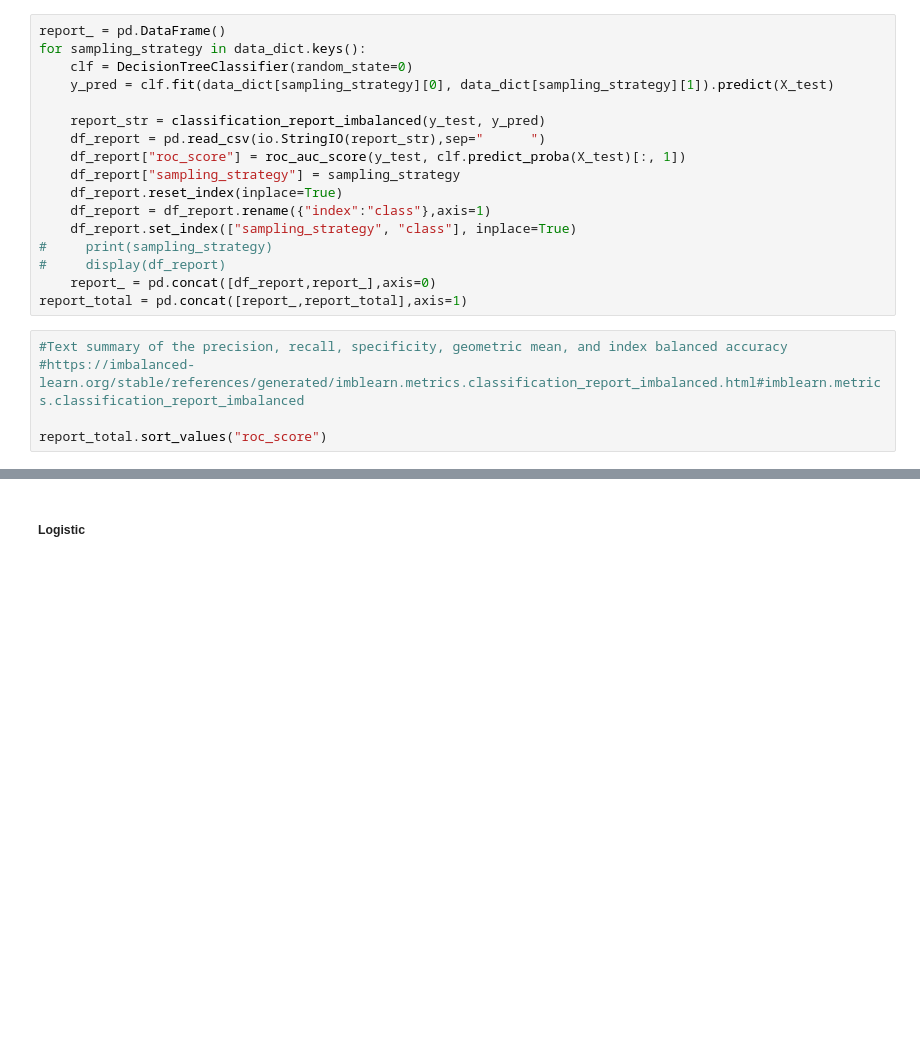
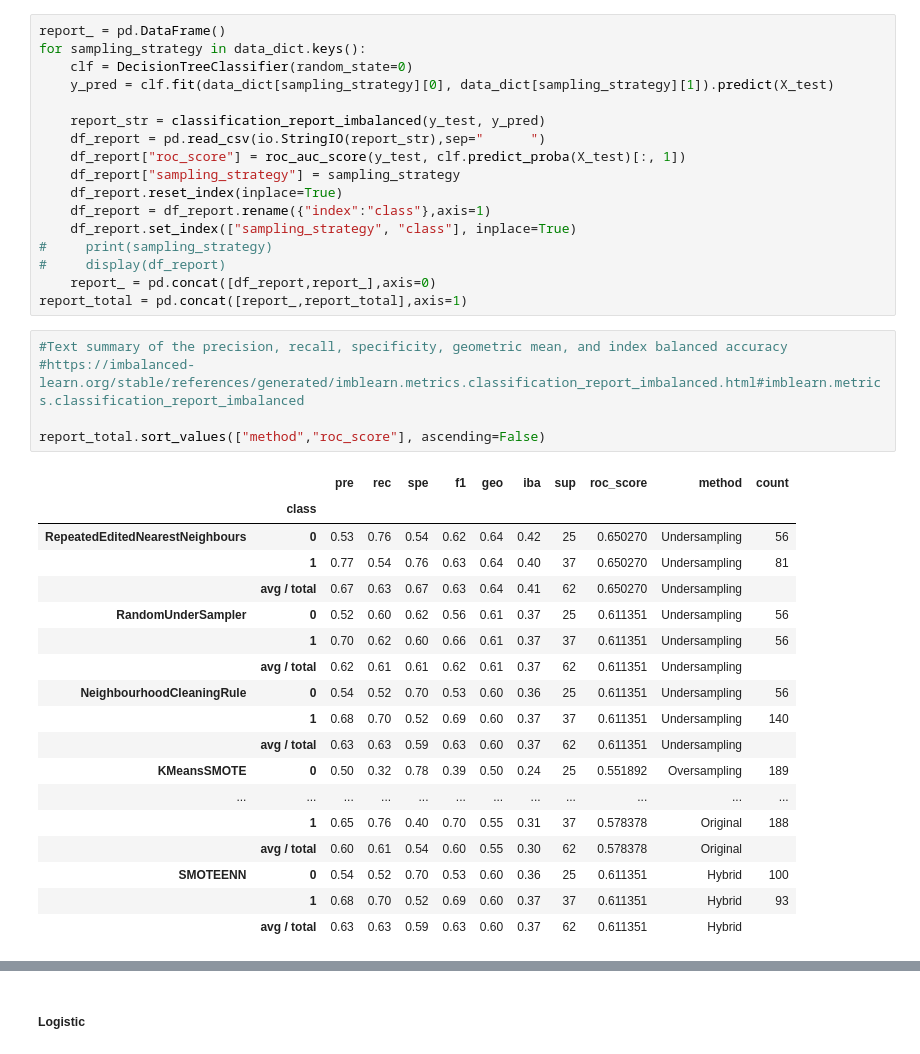
Before and after one commit to hu-yating/ResearchMethodology, a Jupyter notebook: imbalance.ipynb, the cells around one changed output, grey strips where cells are left out. Saved outputs shown, nothing was run; the diff lists cells and outputs as text; blank space fills up the shorter version.

```diff
--- a/imbalance.ipynb
+++ b/imbalance.ipynb
@@ -181,5 +251,24 @@ report_total = pd.concat([report_,report_total],axis=1)
 # %%
 #Text summary of the precision, recall, specificity, geometric mean, and index balanced accuracy
 #https://imbalanced-learn.org/stable/references/generated/imblearn.metrics.classification_report_imbalanced.html#imblearn.metrics.classification_report_imbalanced
 
-report_total.sort_values("roc_score")
+report_total.sort_values(["method","roc_score"], ascending=False)
+# %% [output]
+|  |  | pre | rec | spe | f1 | geo | iba | sup | roc_score | method | count |
+|  | class |  |  |  |  |  |  |  |  |  |  |
+| RepeatedEditedNearestNeighbours | 0 | 0.53 | 0.76 | 0.54 | 0.62 | 0.64 | 0.42 | 25 | 0.650270 | Undersampling | 56 |
+|  | 1 | 0.77 | 0.54 | 0.76 | 0.63 | 0.64 | 0.40 | 37 | 0.650270 | Undersampling | 81 |
+|  | avg / total | 0.67 | 0.63 | 0.67 | 0.63 | 0.64 | 0.41 | 62 | 0.650270 | Undersampling |  |
+| RandomUnderSampler | 0 | 0.52 | 0.60 | 0.62 | 0.56 | 0.61 | 0.37 | 25 | 0.611351 | Undersampling | 56 |
+|  | 1 | 0.70 | 0.62 | 0.60 | 0.66 | 0.61 | 0.37 | 37 | 0.611351 | Undersampling | 56 |
+|  | avg / total | 0.62 | 0.61 | 0.61 | 0.62 | 0.61 | 0.37 | 62 | 0.611351 | Undersampling |  |
+| NeighbourhoodCleaningRule | 0 | 0.54 | 0.52 | 0.70 | 0.53 | 0.60 | 0.36 | 25 | 0.611351 | Undersampling | 56 |
+|  | 1 | 0.68 | 0.70 | 0.52 | 0.69 | 0.60 | 0.37 | 37 | 0.611351 | Undersampling | 140 |
+|  | avg / total | 0.63 | 0.63 | 0.59 | 0.63 | 0.60 | 0.37 | 62 | 0.611351 | Undersampling |  |
+| KMeansSMOTE | 0 | 0.50 | 0.32 | 0.78 | 0.39 | 0.50 | 0.24 | 25 | 0.551892 | Oversampling | 189 |
+| ... | ... | ... | ... | ... | ... | ... | ... | ... | ... | ... | ... |
+|  | 1 | 0.65 | 0.76 | 0.40 | 0.70 | 0.55 | 0.31 | 37 | 0.578378 | Original | 188 |
+|  | avg / total | 0.60 | 0.61 | 0.54 | 0.60 | 0.55 | 0.30 | 62 | 0.578378 | Original |  |
+| SMOTEENN | 0 | 0.54 | 0.52 | 0.70 | 0.53 | 0.60 | 0.36 | 25 | 0.611351 | Hybrid | 100 |
+|  | 1 | 0.68 | 0.70 | 0.52 | 0.69 | 0.60 | 0.37 | 37 | 0.611351 | Hybrid | 93 |
+|  | avg / total | 0.63 | 0.63 | 0.59 | 0.63 | 0.60 | 0.37 | 62 | 0.611351 | Hybrid |  |
```
Also changed, not shown: parts of 8 cells of this notebook.
